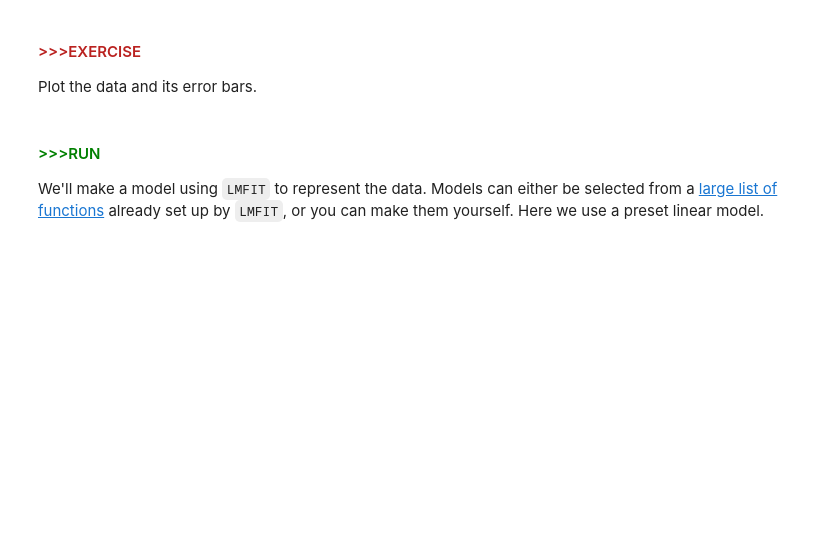
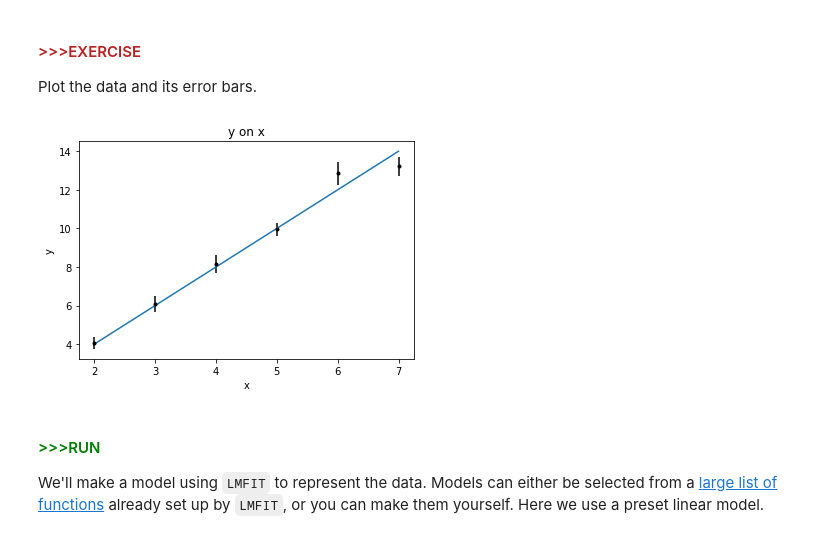
Before and after one commit to MIT-8s50/course, a Jupyter notebook: Recitation3/Recitation_03_learner.ipynb, the cells around one changed output. Drawn from its saved outputs; the diff is of its cells as text; code cells hidden in the pictures; blank space fills up the shorter version.

```diff
--- a/Recitation3/Recitation_03_learner.ipynb
+++ b/Recitation3/Recitation_03_learner.ipynb
@@ -90,3 +86,14 @@ import matplotlib.pyplot as plt
+# %%
+import matplotlib.pyplot as plt
+
+plt.errorbar(xi, yi, yerr=y_unc, marker = '.', linestyle = 'None', color = 'black')
+plt.plot(xi, 2*xi)
+plt.title("y on x")
+plt.xlabel("x")
+plt.ylabel("y")
+plt.show()
+# %% [output]
+[figure, added]
 # %% [markdown]
 <!--start-block-->
 #### <span style="color:green">>>>RUN</span>
```
Also changed, not shown: parts of 12 cells of this notebook.
